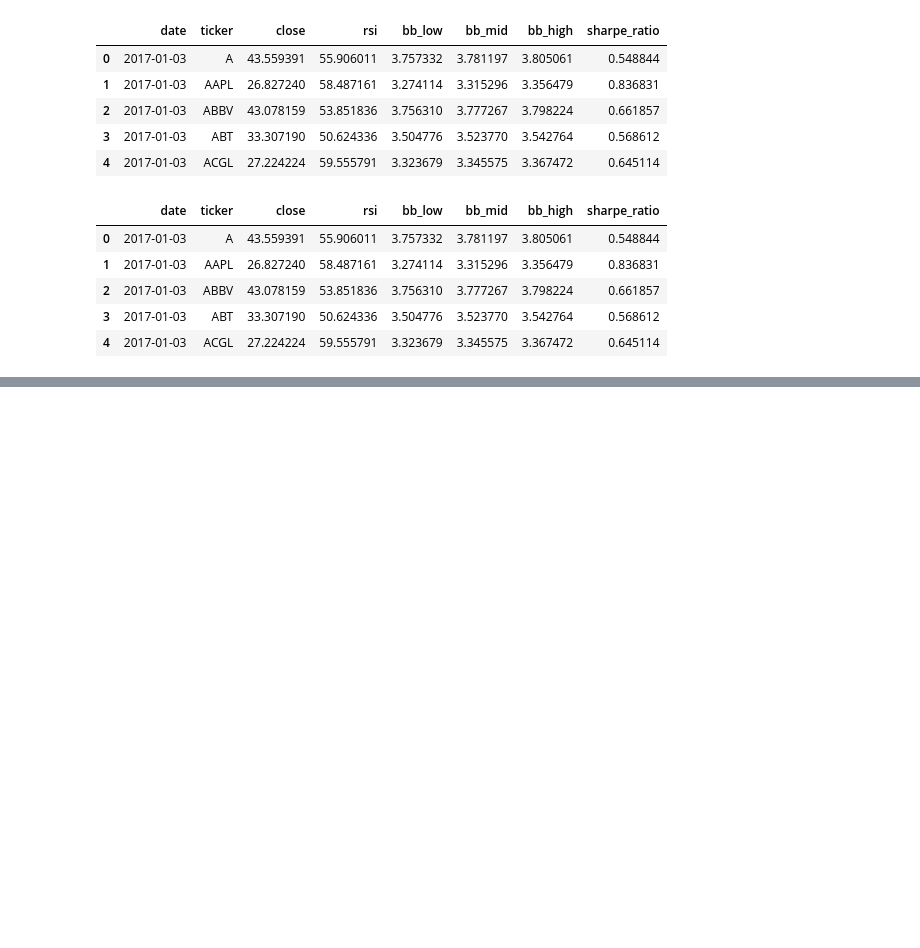
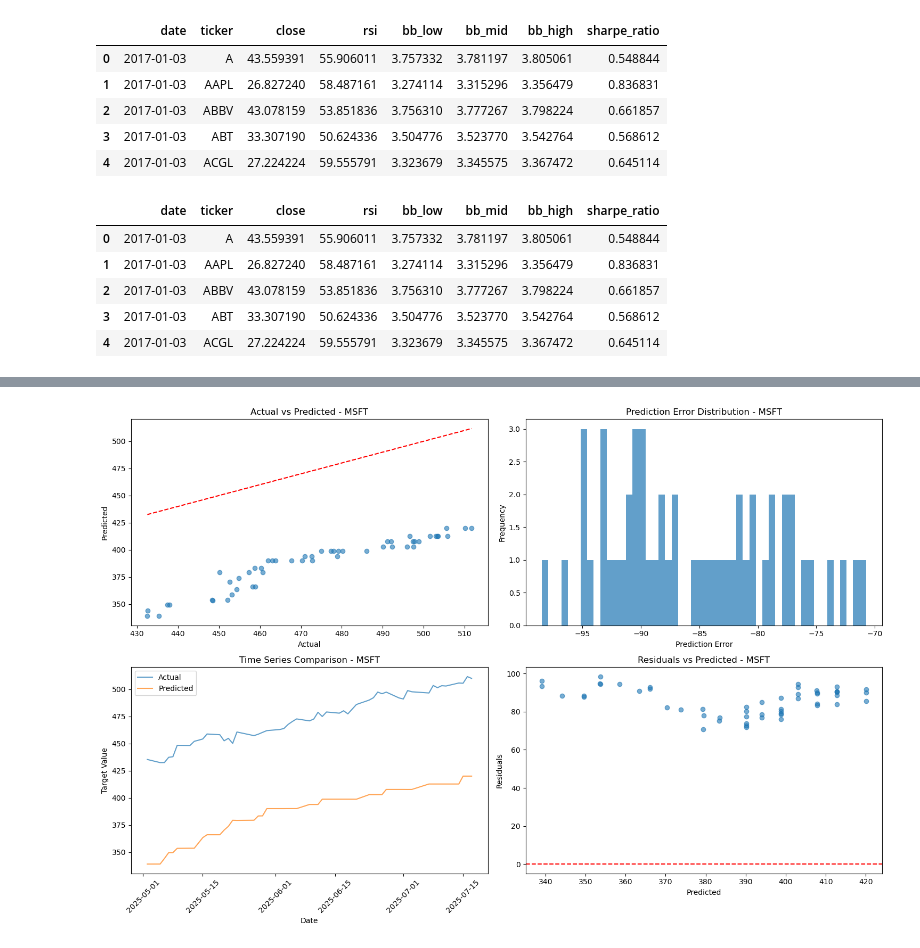
Before and after one commit to FedeScenna/ts_sp500_forecast, a Jupyter notebook: 1_catboost.ipynb, the cells around one changed output, grey strips where cells are left out. Cells and saved outputs as stored; diff of their text form; code cells hidden in the pictures; blank space fills up the shorter version.

```diff
--- a/1_catboost.ipynb
+++ b/1_catboost.ipynb
@@ -331,0 +345,4 @@ KeyboardInterrupt:
+# %%
+stock_model.plot_results(predictions, ticker='MSFT')  # For specific ticker
+# %% [output]
+[figure, added]
```
Also changed, not shown: parts of 1 cell of this notebook, 13 other files.
